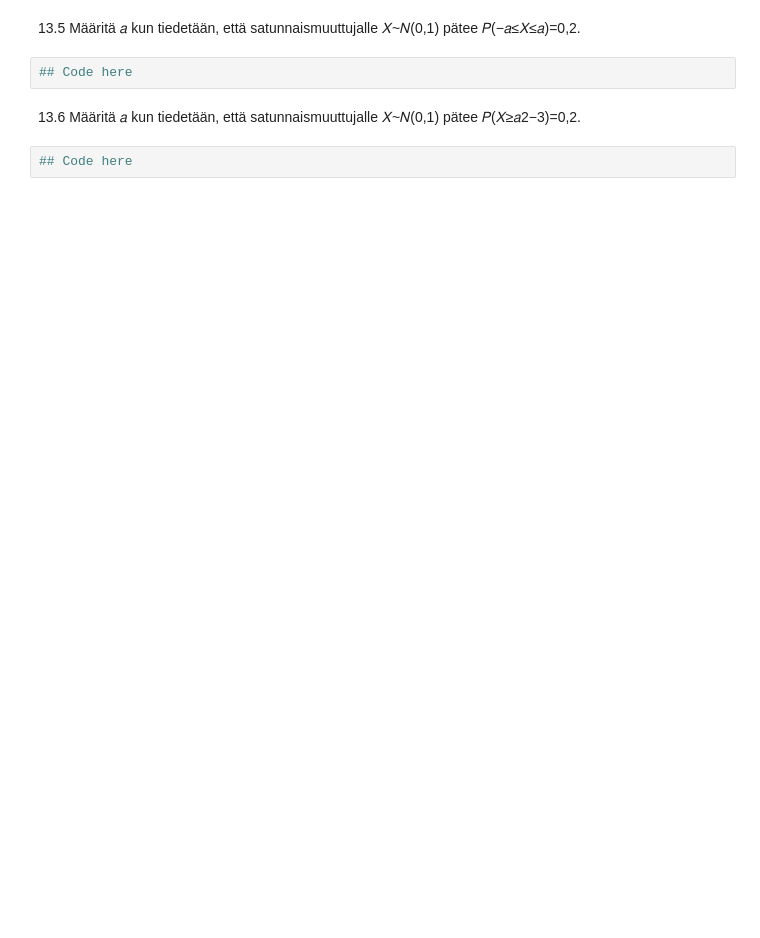
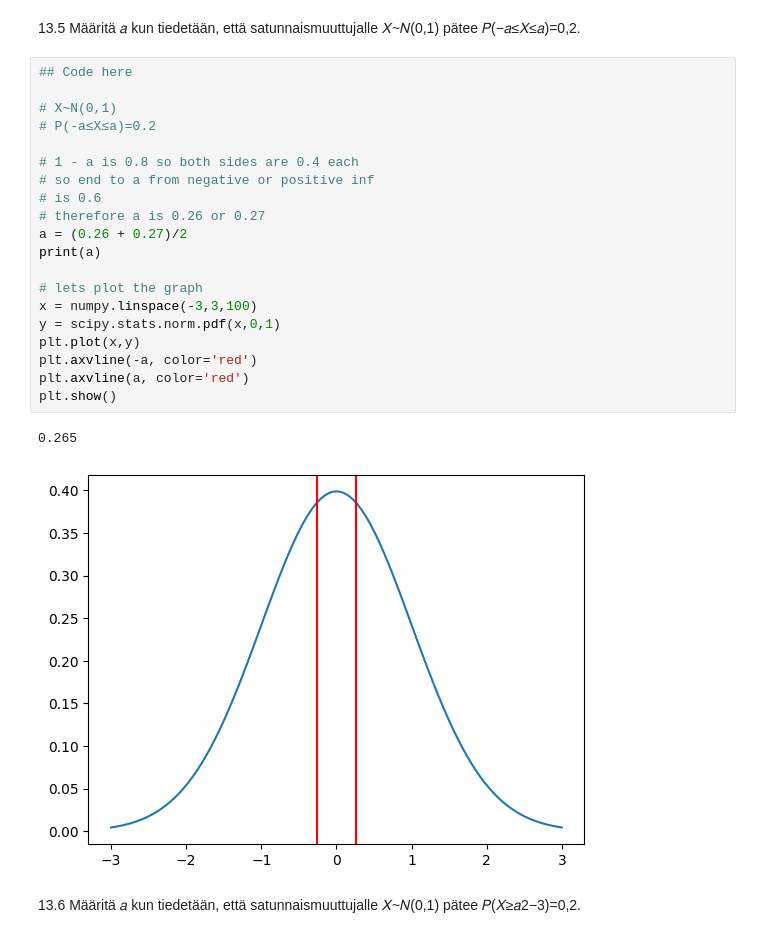
Before and after one commit to walterairs/statsandprobs, a Jupyter notebook: probability/lesson_thirteen.ipynb, the cells around one changed output. Drawn from its saved outputs; the diff is of its cells as text; blank space fills up the shorter version.

```diff
--- a/probability/lesson_thirteen.ipynb
+++ b/probability/lesson_thirteen.ipynb
@@ -22,8 +48,27 @@ import scipy
 # %% [markdown]
 13.5 Määritä 𝑎 kun tiedetään, että satunnaismuuttujalle 𝑋~𝑁(0,1) pätee 𝑃(−𝑎≤𝑋≤𝑎)=0,2.
-# %%
-## Code here
+# %%
+## Code here
+
+# X~N(0,1)
+# P(-a≤X≤a)=0.2
+
+# 1 - a is 0.8 so both sides are 0.4 each
+# so end to a from negative or positive inf
+# is 0.6
+# therefore a is 0.26 or 0.27
+a = (0.26 + 0.27)/2
+print(a)
+
+# lets plot the graph
+x = numpy.linspace(-3,3,100)
+y = scipy.stats.norm.pdf(x,0,1)
+plt.plot(x,y)
+plt.axvline(-a, color='red')
+plt.axvline(a, color='red')
+plt.show()
+# %% [output]
+0.265
+[figure, added]
 # %% [markdown]
 13.6 Määritä 𝑎 kun tiedetään, että satunnaismuuttujalle 𝑋~𝑁(0,1) pätee 𝑃(𝑋≥𝑎2−3)=0,2.
-# %%
-## Code here
```
Also changed, not shown: parts of 9 cells of this notebook, 3 other files.
